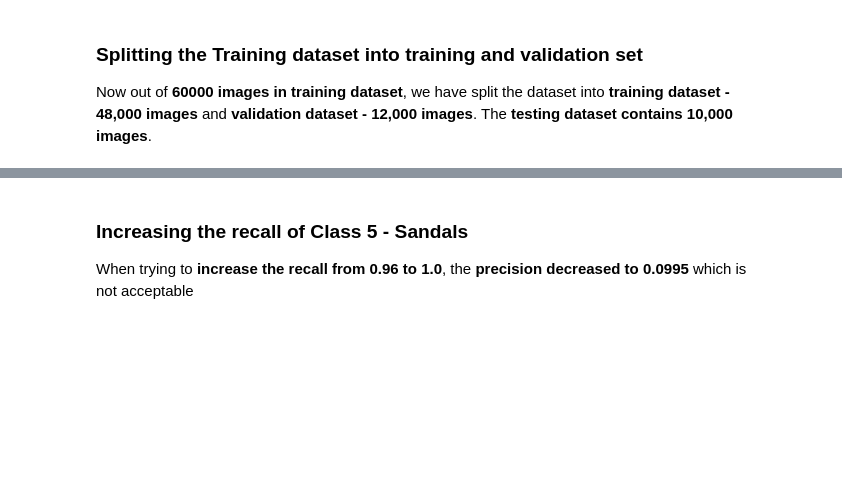
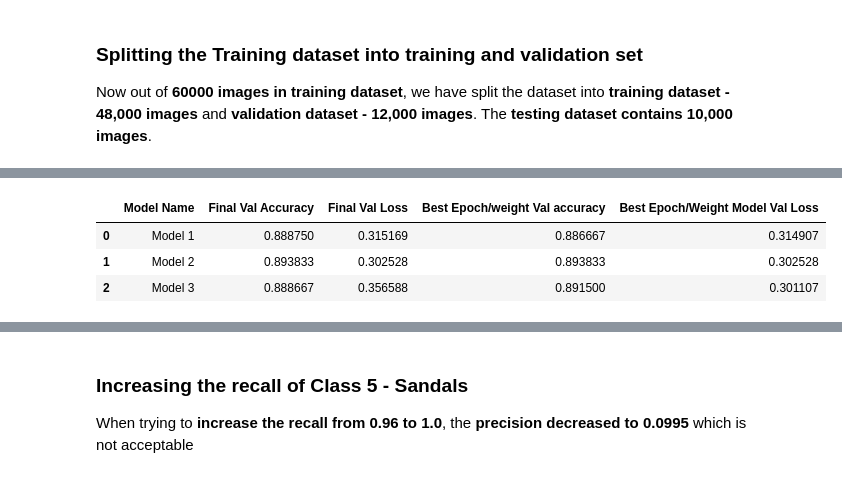
Before and after one commit to hemasree798/CSCN8010-labs, a Jupyter notebook: fMNIST_Dataset_DenseNN.ipynb, the cells around one changed output, grey strips where cells are left out. Saved outputs shown, nothing was run; the diff lists cells and outputs as text; code cells hidden in the pictures; blank space fills up the shorter version.

```diff
--- a/fMNIST_Dataset_DenseNN.ipynb
+++ b/fMNIST_Dataset_DenseNN.ipynb
@@ -294,0 +470,12 @@ test_pred_prob = model.predict(test_images)
+# %%
+df_final_val_summary_models = pd.DataFrame(final_val_summary_models,columns=["Model Name","Final Val Accuracy","Final Val Loss"])
+# %%
+val_summary = pd.DataFrame(best_models_weight_val_summary,columns = ["Best Epoch/weight Val accuracy","Best Epoch/Weight Model Val Loss"])
+val_summary = pd.concat([df_final_val_summary_models,val_summary],axis=1)
+# %%
+val_summary
+# %% [output]
+|  | Model Name | Final Val Accuracy | Final Val Loss | Best Epoch/weight Val accuracy | Best Epoch/Weight Model Val Loss |
+| 0 | Model 1 | 0.888750 | 0.315169 | 0.886667 | 0.314907 |
+| 1 | Model 2 | 0.893833 | 0.302528 | 0.893833 | 0.302528 |
+| 2 | Model 3 | 0.888667 | 0.356588 | 0.891500 | 0.301107 |
```
Also changed, not shown: parts of 68 cells of this notebook, 3 other files.
